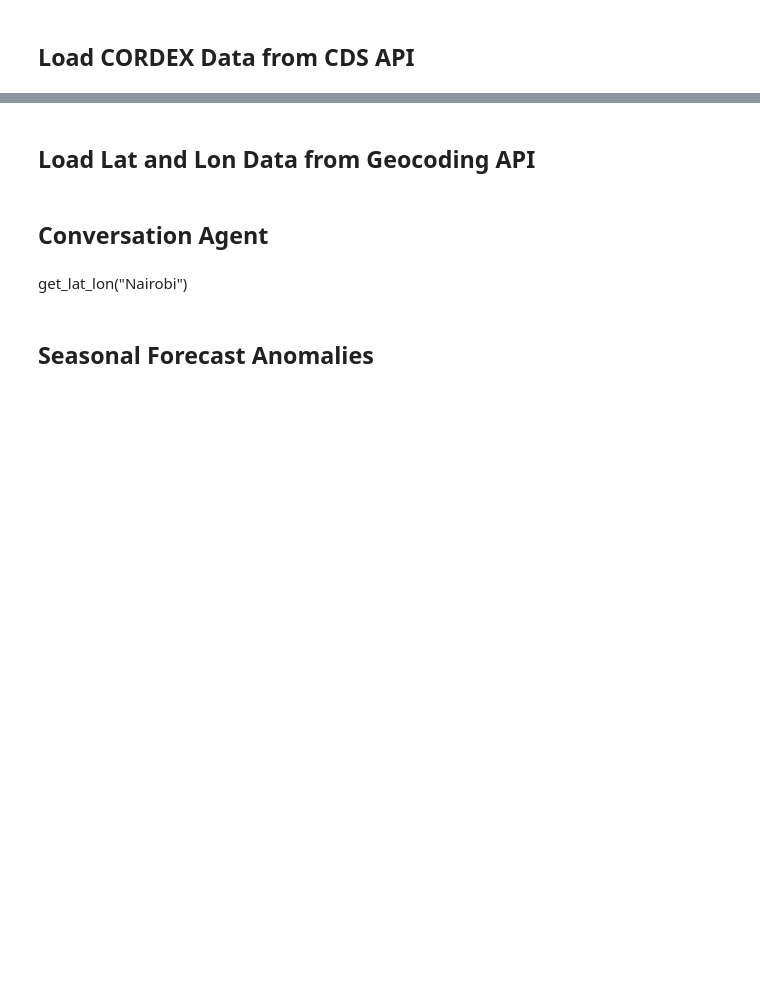
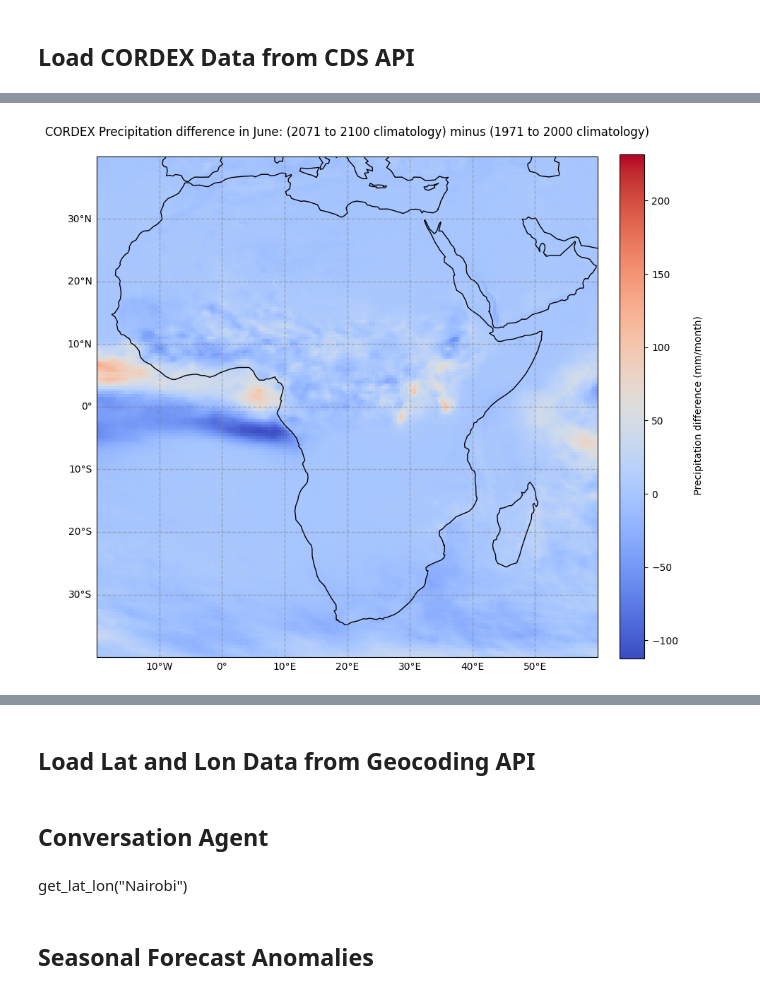
Before and after one commit to JobCollins/daas, a Jupyter notebook: test.ipynb, the cells around one changed output, grey strips where cells are left out. Drawn from its saved outputs; the diff is of its cells as text; code cells hidden in the pictures; blank space fills up the shorter version.

```diff
--- a/test.ipynb
+++ b/test.ipynb
@@ -115,0 +473,4 @@ main()
+# %%
+pr_2071_2100_climatology = pr_2071_2100_projection.groupby('time.month').mean()
+pr_2071_2100_climatology = pr_2071_2100_climatology.assign_coords(numdays=('month',numdays))
+pr_2071_2100_climatology
@@ -115,0 +532,2 @@ main()
+# %%
+pr_2071_2100_climatology_mm_month = pr_2071_2100_climatology * pr_2071_2100_climatology.numdays * 24 * 60 * 60
@@ -115,0 +585,31 @@ main()
+# %%
+import cartopy.crs as ccrs
+from cartopy.mpl.gridliner import LONGITUDE_FORMATTER, LATITUDE_FORMATTER
+import cartopy.feature as cfeature
+
+month=5
+
+# Initiate the plot
+fig = plt.figure(figsize=(10,10))
+ax = plt.subplot(1,1,1, projection=ccrs.PlateCarree())
+
+# Plot the 2D map with pcolormesh
+im = plt.pcolormesh(pr_difference_climatology_mm_month.rlon, pr_difference_climatology_mm_month.rlat,
+                   pr_difference_climatology_mm_month[month,:,:], cmap='coolwarm', transform=ccrs.PlateCarree())
+
+# Add coast- and gridlines
+ax.coastlines(color='black')
+ax.set_extent([-20,60,-40,40], crs=ccrs.PlateCarree())
+gl = ax.gridlines(draw_labels=True, linewidth=1, color='gray', alpha=0.5, linestyle='--')
+gl.top_labels = False
+gl.right_labels = False
+
+# Add title and legend
+ax.set_title('CORDEX Precipitation difference in June: (2071 to 2100 climatology) minus (1971 to 2000 climatology)\n', fontsize=12)
+cbar = plt.colorbar(im,fraction=0.046, pad=0.04)
+cbar.set_label('\n Precipitation difference (mm/month)\n')
+
+# Save the figure
+fig.savefig(f'{data_dir}PR_1971-2000_2071-2100_june.png', dpi=300)
+# %% [output]
+[figure, added]
```
Also changed, not shown: parts of 26 cells of this notebook, 1 other file.
